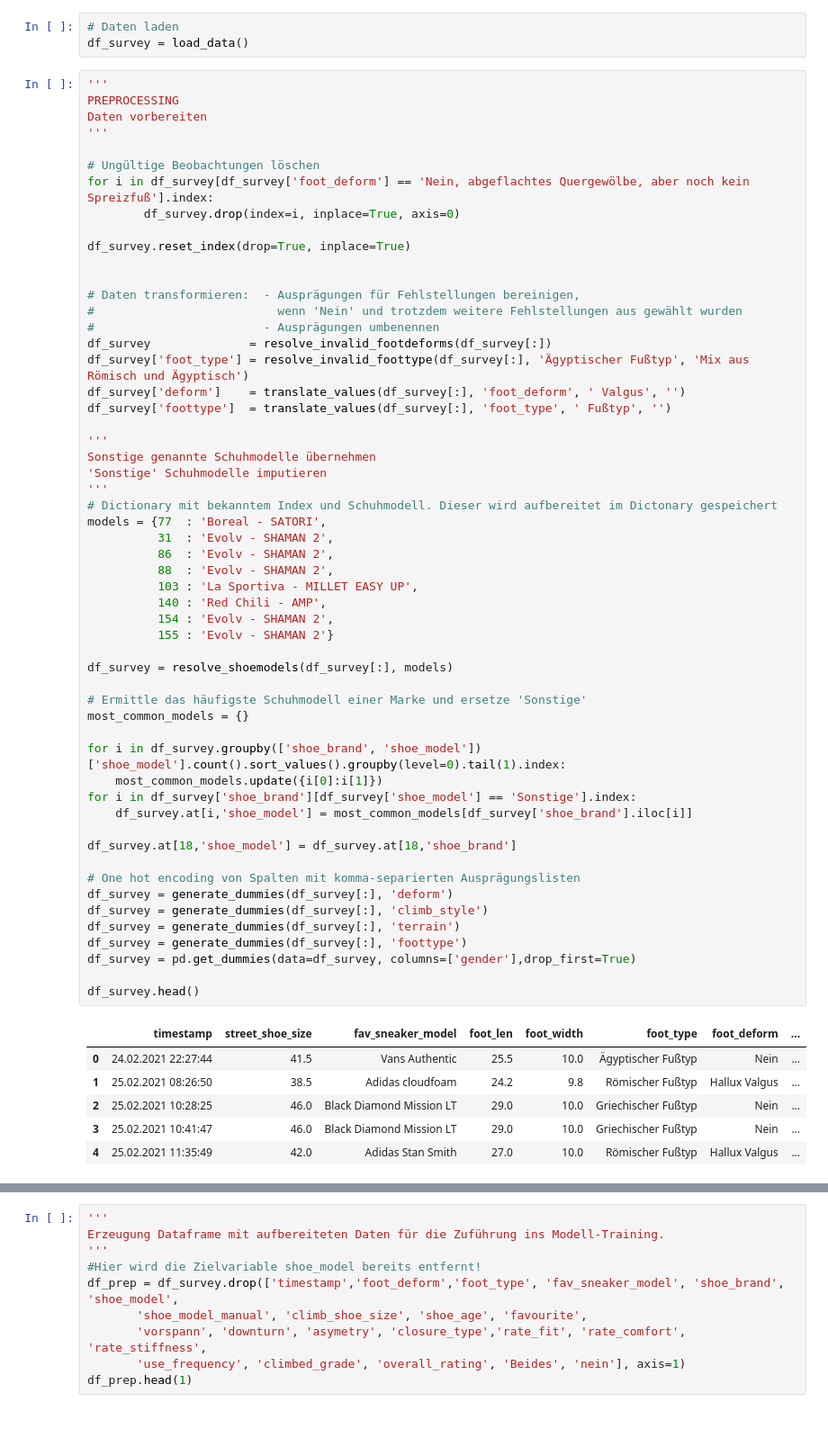
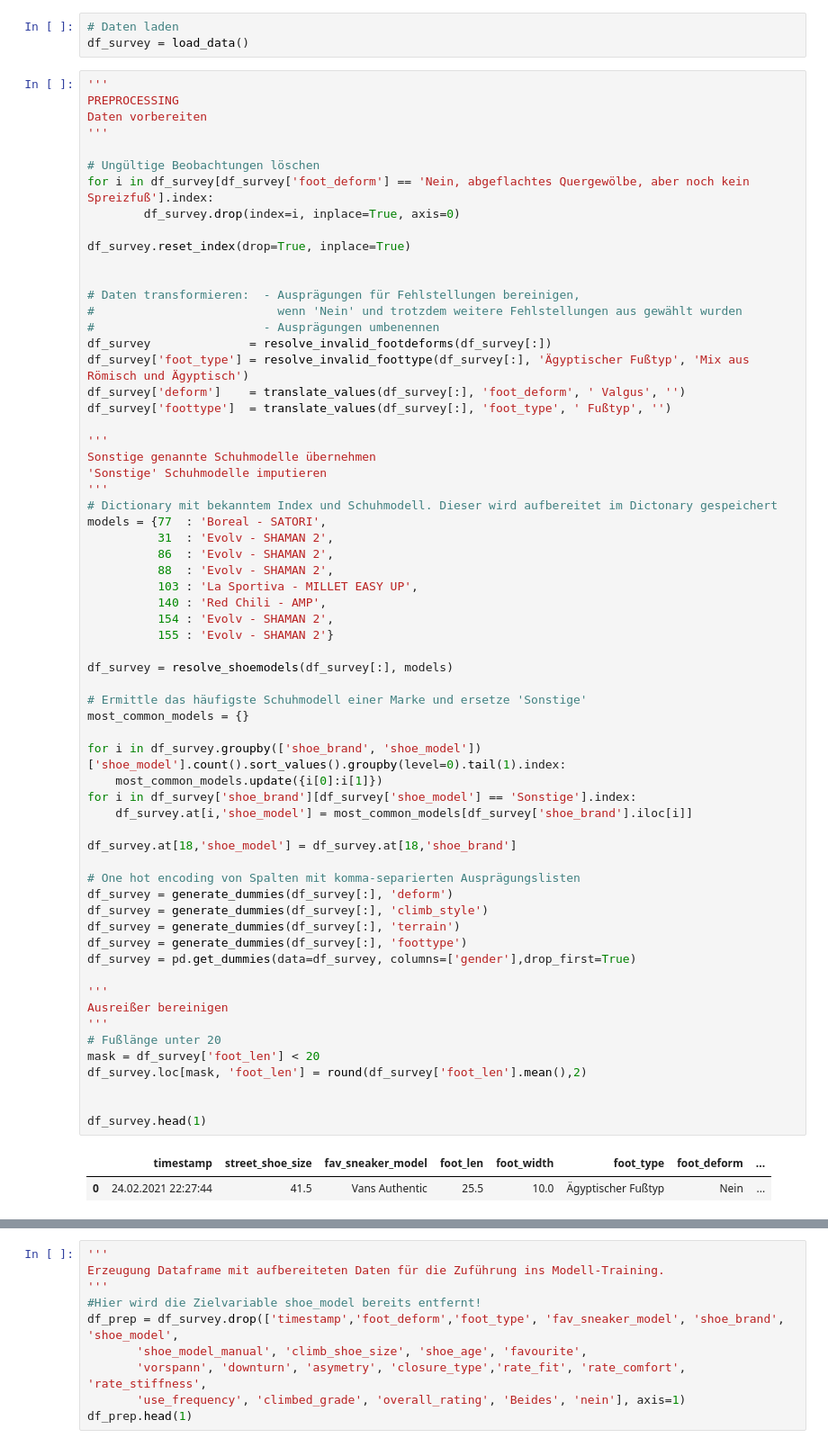
Before and after one commit to chalkiswhite/climbing-shoe-recommender, a Jupyter notebook: model_training.ipynb, the cells around one changed output, grey strips where cells are left out. Shown at 90% size. Cells and saved outputs as stored; diff of their text form; blank space fills up the shorter version.

```diff
--- a/model_training.ipynb
+++ b/model_training.ipynb
@@ -198,35 +198,39 @@ models = {77  : 'Boreal - SATORI',
           31  : 'Evolv - SHAMAN 2',
           86  : 'Evolv - SHAMAN 2',
           88  : 'Evolv - SHAMAN 2',
           103 : 'La Sportiva - MILLET EASY UP',
           140 : 'Red Chili - AMP',
           154 : 'Evolv - SHAMAN 2',
           155 : 'Evolv - SHAMAN 2'}
 
 df_survey = resolve_shoemodels(df_survey[:], models)
 
 # Ermittle das häufigste Schuhmodell einer Marke und ersetze 'Sonstige'
 most_common_models = {}
 
 for i in df_survey.groupby(['shoe_brand', 'shoe_model'])['shoe_model'].count().sort_values().groupby(level=0).tail(1).index:
     most_common_models.update({i[0]:i[1]})
 for i in df_survey['shoe_brand'][df_survey['shoe_model'] == 'Sonstige'].index:
     df_survey.at[i,'shoe_model'] = most_common_models[df_survey['shoe_brand'].iloc[i]]
 
 df_survey.at[18,'shoe_model'] = df_survey.at[18,'shoe_brand']
 
 # One hot encoding von Spalten mit komma-separierten Ausprägungslisten
 df_survey = generate_dummies(df_survey[:], 'deform')
 df_survey = generate_dummies(df_survey[:], 'climb_style')
 df_survey = generate_dummies(df_survey[:], 'terrain')
 df_survey = generate_dummies(df_survey[:], 'foottype')
 df_survey = pd.get_dummies(data=df_survey, columns=['gender'],drop_first=True)
 
-df_survey.head()
+'''
+Ausreißer bereinigen
+'''
+# Fußlänge unter 20
+mask = df_survey['foot_len'] < 20
+df_survey.loc[mask, 'foot_len'] = round(df_survey['foot_len'].mean(),2)
+
+
+df_survey.head(1)
 # %% [output]
 |  | timestamp | street_shoe_size | fav_sneaker_model | foot_len | foot_width | foot_type | foot_deform | ... |
 | 0 | 24.02.2021 22:27:44 | 41.5 | Vans Authentic | 25.5 | 10.0 | Ägyptischer Fußtyp | Nein | ... |
-| 1 | 25.02.2021 08:26:50 | 38.5 | Adidas cloudfoam | 24.2 | 9.8 | Römischer Fußtyp | Hallux Valgus | ... |
-| 2 | 25.02.2021 10:28:25 | 46.0 | Black Diamond Mission LT | 29.0 | 10.0 | Griechischer Fußtyp | Nein | ... |
-| 3 | 25.02.2021 10:41:47 | 46.0 | Black Diamond Mission LT | 29.0 | 10.0 | Griechischer Fußtyp | Nein | ... |
-| 4 | 25.02.2021 11:35:49 | 42.0 | Adidas Stan Smith | 27.0 | 10.0 | Römischer Fußtyp | Hallux Valgus | ... |
```
Also changed, not shown: parts of 11 cells of this notebook.
